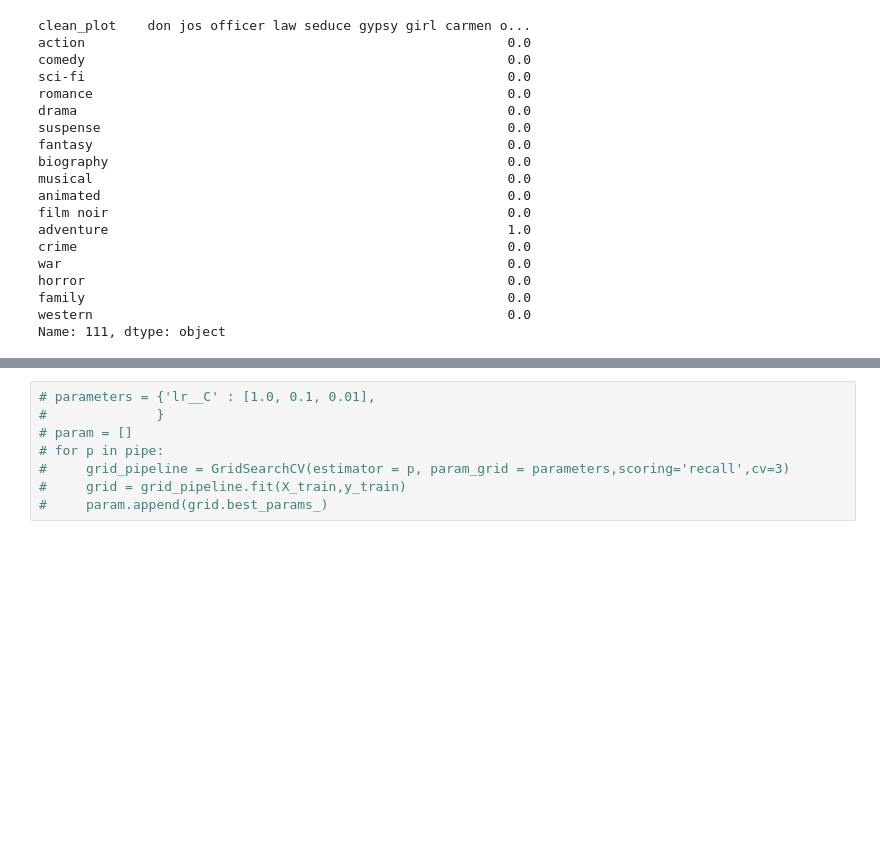
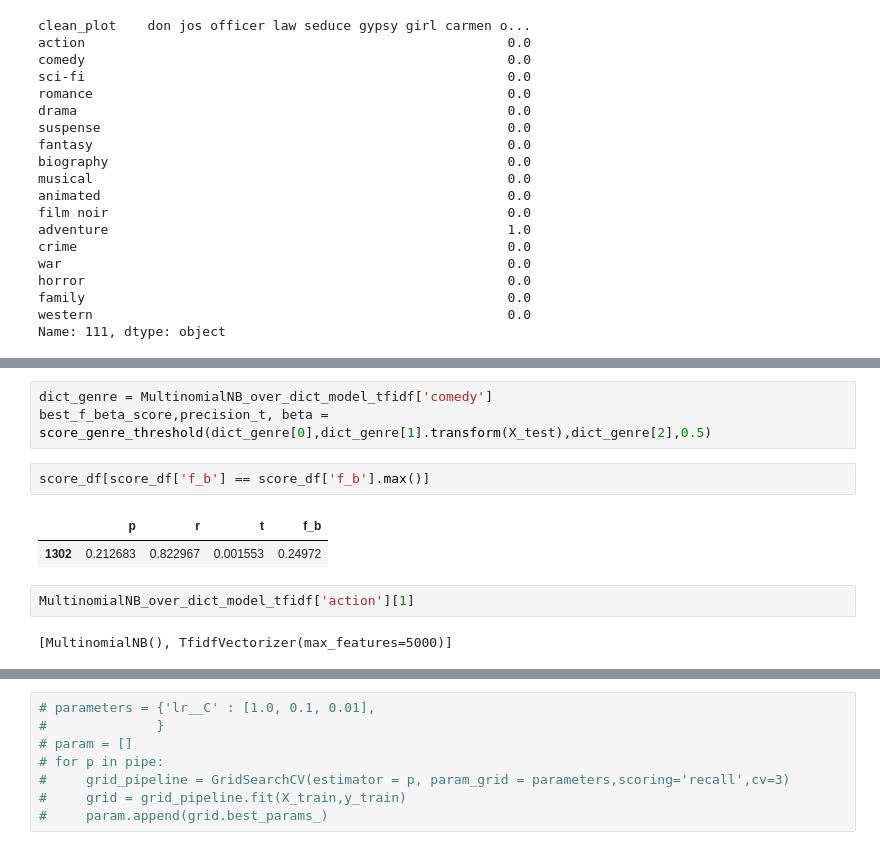
Before and after one commit to VarshaThakare/MultilabelClassificationWiki, a Jupyter notebook: multilabel_classification_wiki/src/notebook/multilabel_classification_wiki.ipynb, the cells around one changed output, grey strips where cells are left out. Saved outputs shown, nothing was run; the diff lists cells and outputs as text; blank space fills up the shorter version.

```diff
--- a/multilabel_classification_wiki/src/notebook/multilabel_classification_wiki.ipynb
+++ b/multilabel_classification_wiki/src/notebook/multilabel_classification_wiki.ipynb
@@ -1488,0 +1599,12 @@ new_data.iloc[268]['clean_plot']
+# %%
+dict_genre = MultinomialNB_over_dict_model_tfidf['comedy']
+best_f_beta_score,precision_t, beta = score_genre_threshold(dict_genre[0],dict_genre[1].transform(X_test),dict_genre[2],0.5)
+# %%
+score_df[score_df['f_b'] == score_df['f_b'].max()]
+# %% [output]
+|  | p | r | t | f_b |
+| 1302 | 0.212683 | 0.822967 | 0.001553 | 0.24972 |
+# %%
+MultinomialNB_over_dict_model_tfidf['action'][1]
+# %% [output]
+[MultinomialNB(), TfidfVectorizer(max_features=5000)]
```
Also changed, not shown: parts of 47 cells of this notebook.
